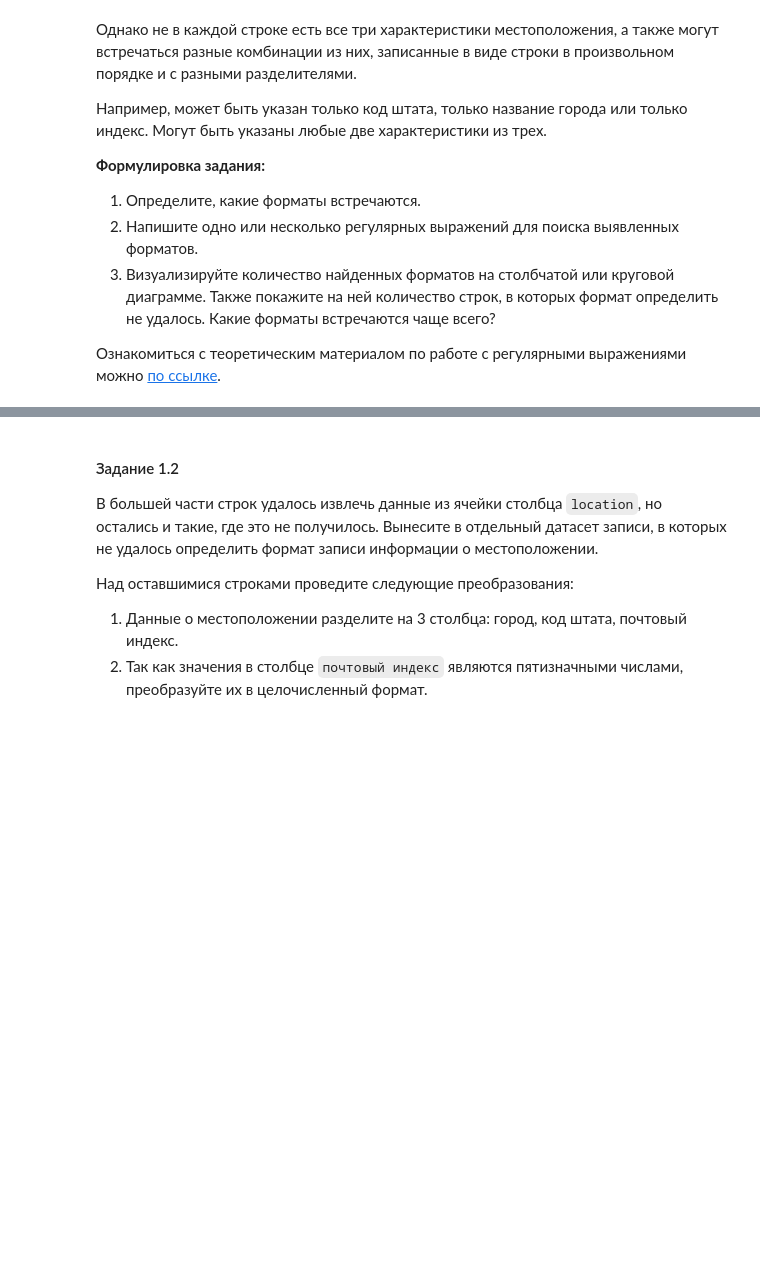
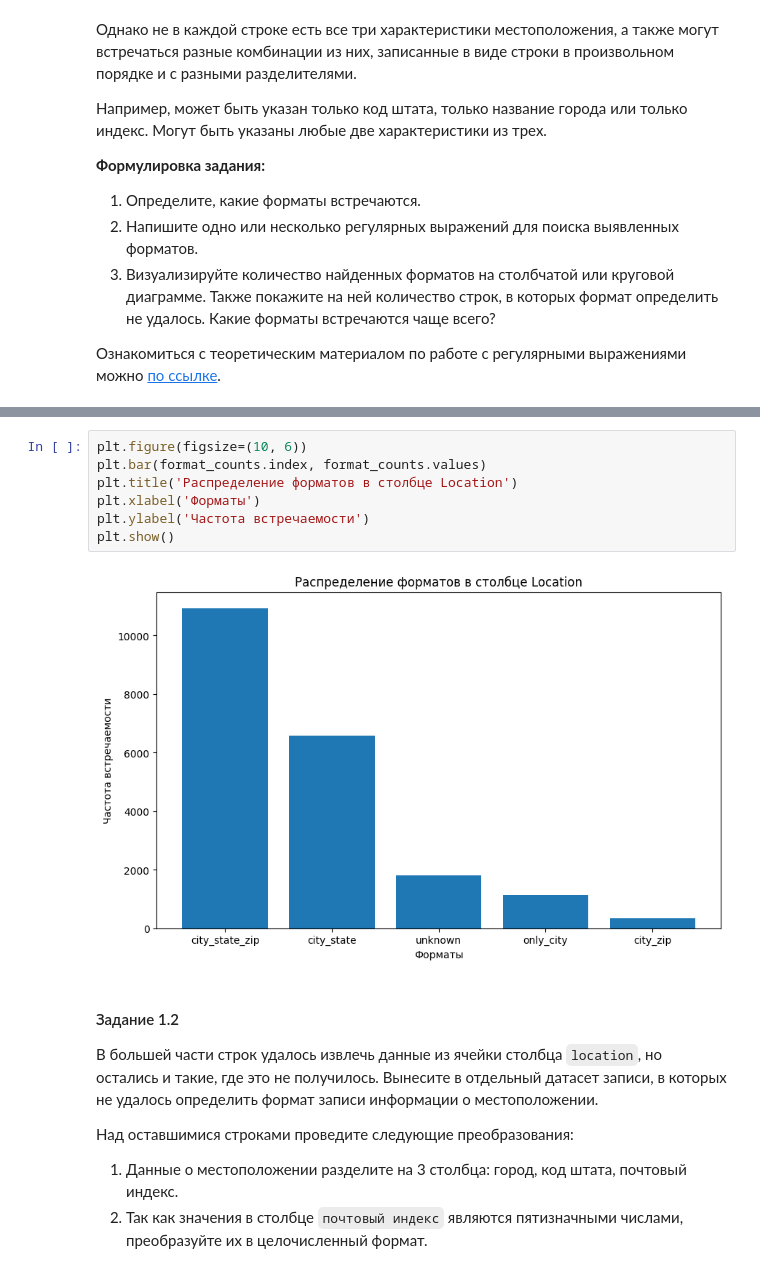
Before and after one commit to Sap-Artem/visualization_lab3, a Jupyter notebook: lab3.ipynb, the cells around one changed output, grey strips where cells are left out. Cells and saved outputs as stored; diff of their text form; blank space fills up the shorter version.

```diff
--- a/lab3.ipynb
+++ b/lab3.ipynb
@@ -268,3 +317,12 @@ memory usage: 2.1+ MB
+# %%
+plt.figure(figsize=(10, 6))
+plt.bar(format_counts.index, format_counts.values)
+plt.title('Распределение форматов в столбце Location')
+plt.xlabel('Форматы')
+plt.ylabel('Частота встречаемости')
+plt.show()
+# %% [output]
+[figure, added]
 # %% [markdown]
 #### Задание 1.2
 
```
Also changed, not shown: parts of 7 cells of this notebook.
